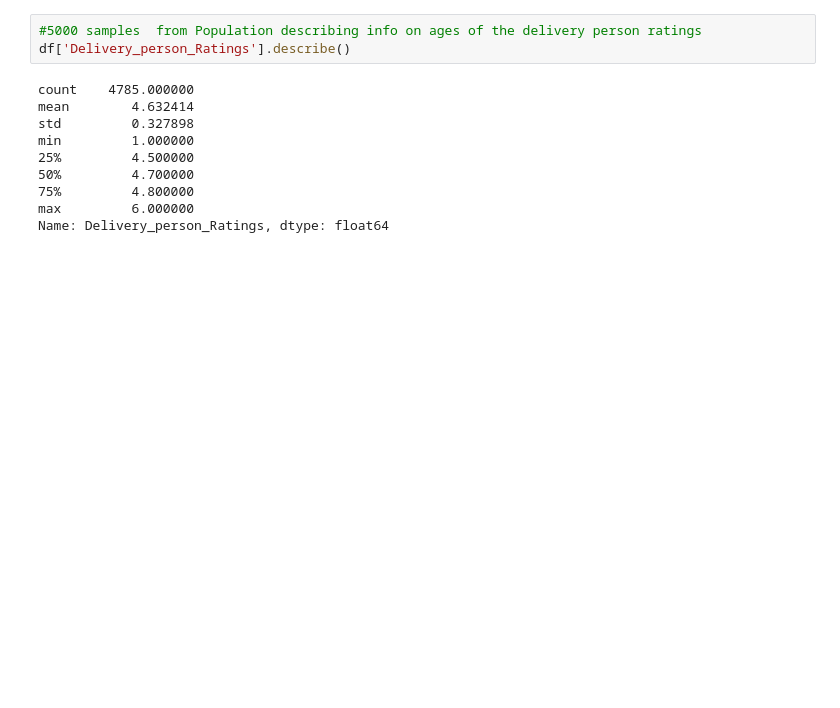
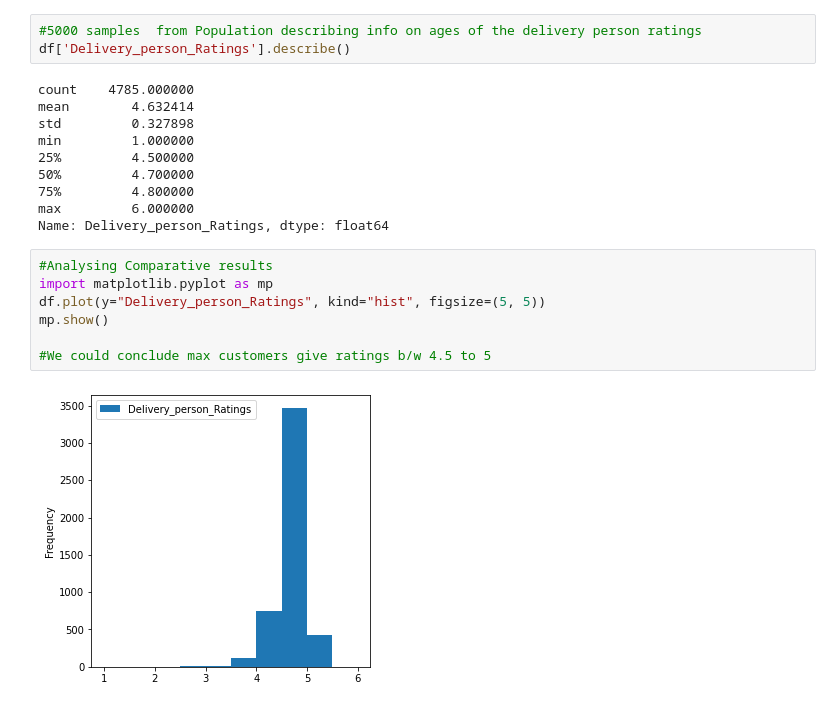
Before and after one commit to Gowtham-Sivam/Amazon_ML_Challenge, a Jupyter notebook: Amazon_EDA_Food_Delivery.ipynb, the cells around one changed output. Saved outputs shown, nothing was run; the diff lists cells and outputs as text; blank space fills up the shorter version.

Commit message:
Updating more info with charts

```diff
--- a/Amazon_EDA_Food_Delivery.ipynb
+++ b/Amazon_EDA_Food_Delivery.ipynb
@@ -181,3 +181,12 @@ min         1.000000
 75%         4.800000
 max         6.000000
 Name: Delivery_person_Ratings, dtype: float64
+# %%
+#Analysing Comparative results
+import matplotlib.pyplot as mp
+df.plot(y="Delivery_person_Ratings", kind="hist", figsize=(5, 5))
+mp.show()
+
+#We could conclude max customers give ratings b/w 4.5 to 5
+# %% [output]
+[figure, added]
```
Also changed, not shown: parts of 2 cells of this notebook.
